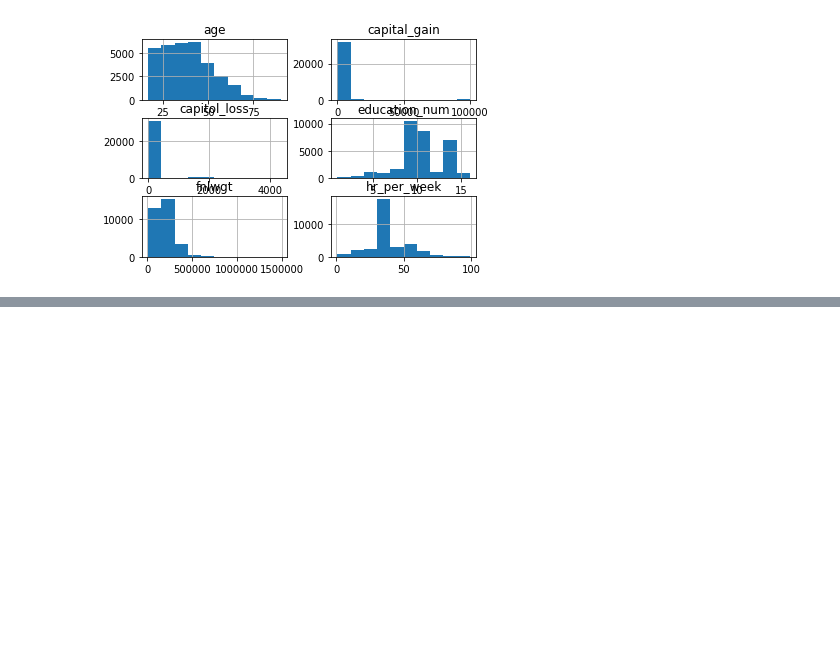
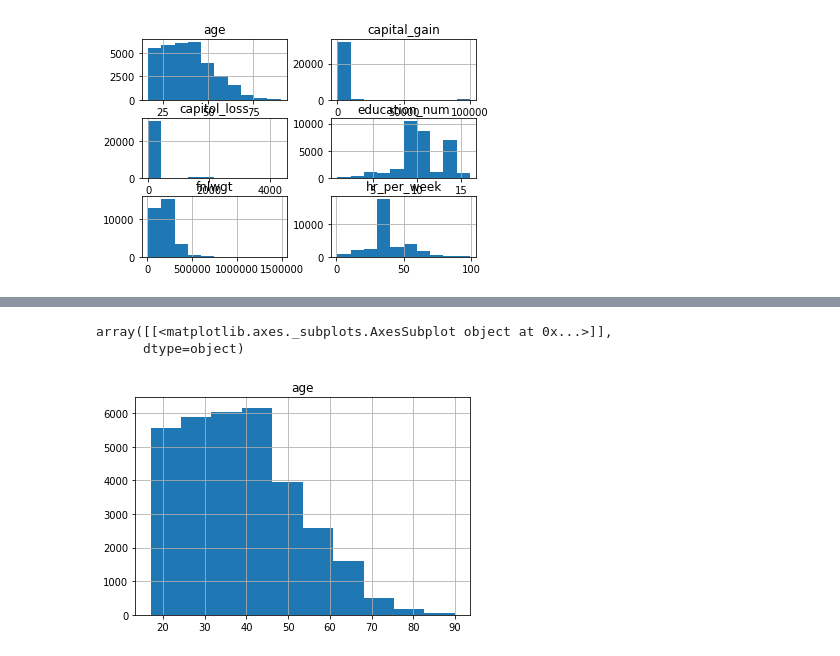
Before and after one commit to emagg1/Math2212_Maggiore, a Jupyter notebook: M2_Statistics/M2_Adult.ipynb, the cells around one changed output, grey strips where cells are left out. Drawn from its saved outputs; the diff is of its cells as text; code cells hidden in the pictures; blank space fills up the shorter version.

```diff
--- a/M2_Statistics/M2_Adult.ipynb
+++ b/M2_Statistics/M2_Adult.ipynb
@@ -205,0 +218,6 @@ array([[<matplotlib.axes._subplots.AxesSubplot object at 0x...>,
+# %%
+adult.hist(column = 'age')
+# %% [output]
+array([[<matplotlib.axes._subplots.AxesSubplot object at 0x...>]],
+      dtype=object)
+[figure, added]
```
Also changed, not shown: parts of 19 cells of this notebook, 2 other files.
